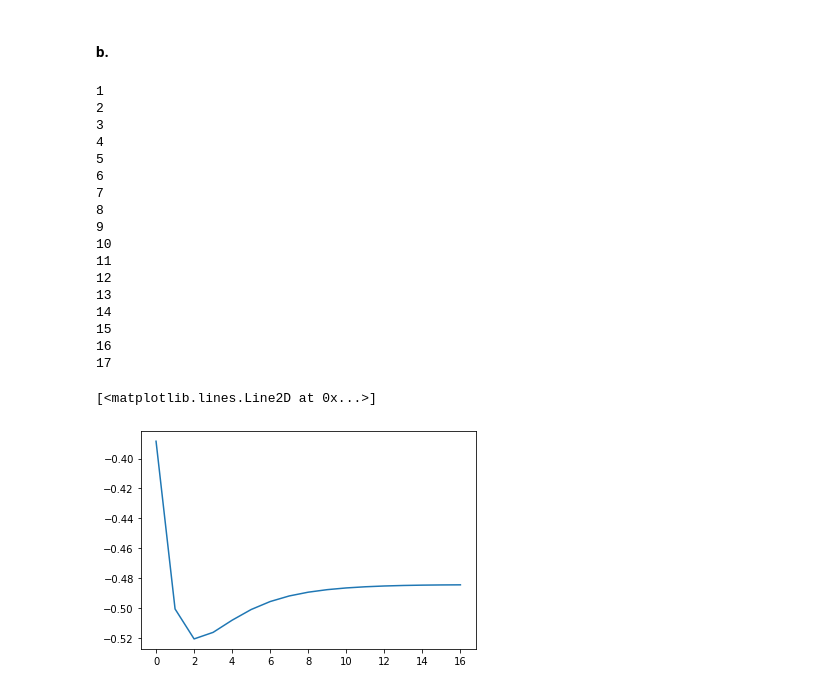
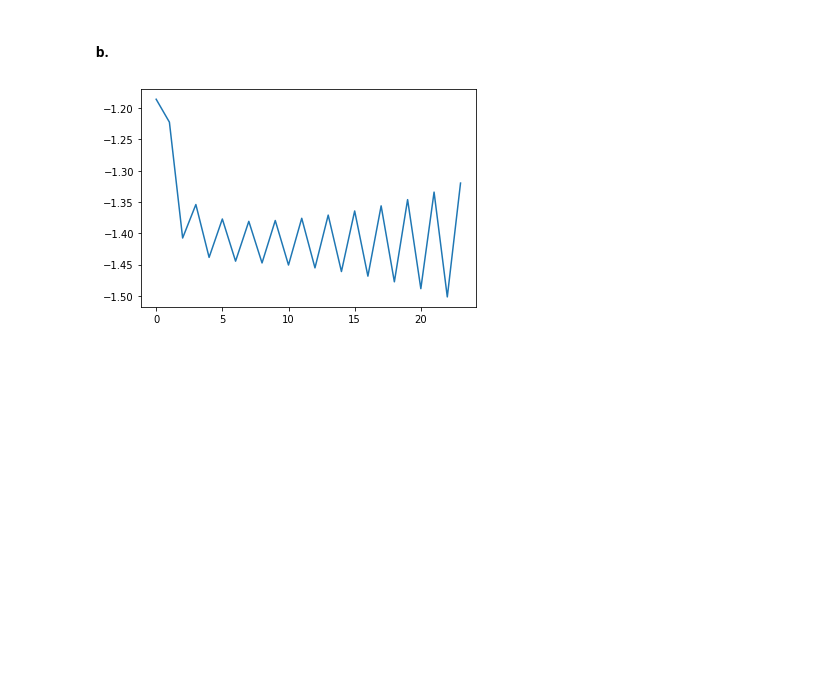
Before and after one commit to KevoSoftworks/mathematical_and_numerical_physics, a Jupyter notebook: part_2/part2.ipynb, the cells around one changed output. Cells and saved outputs as stored; diff of their text form; code cells hidden in the pictures; blank space fills up the shorter version.

```diff
--- a/part_2/part2.ipynb
+++ b/part_2/part2.ipynb
@@ -330,55 +330,68 @@ Text(0, 0.5, '$\\epsilon_P$')
 # %% [markdown]
 #### b.
 # %%
+import copy
+
 MAX_ITER = 25
 TOL = 1E-4
-DAMPING = 0.7
+DAMPING = 1
 
-Nprime = 2
+Nprime = 1
 alpha = 0.08
 grid = Grid(Nprime, d*np.sqrt(2))
 charged = grid.get_charged_molecule()
 
 m = np.zeros(3*grid.size)
 n = 1
 
-f = np.array([i.E0(a, charged) if i != charged else 0 for a in Direction for i in grid.molecules()])
+f = grid.flatten()
+#T = np.array([np.sum([i.T(b, j, c) if j != i else 0 for j in grid.molecules() for c in Direction]) for b in Direction for i in grid.molecules()])
 
 ep_now = -995
 ep_prev = -999
 ep = []
 
 while n < MAX_ITER and np.abs(ep_now - ep_prev) >= TOL:
-    print(n)
+    #print(n)
     ep_prev = ep_now
 
-    m = (1-DAMPING) * m + DAMPING * np.array([np.sum([alpha * (f[ii] + np.sum([ \
-        i.T(b, j, c)*m[3*jj+c.value] if j != i else 0 for jj, j in enumerate(grid.molecules()) for c in Direction \
-    ])) if a == b else 0 for b in Direction]) for a in Direction for ii, i in enumerate(grid.molecules())])
+    #diff = difference vector
+    #dist = lengh of diff vector
+    #tibc = 1/4pi e0 * 3*diff[b]*diff -  / dist
+
+    #m = (1 - DAMPING) * m + DAMPING * alpha*(f + T*m)
+
+    # m = (1-DAMPING) * m + DAMPING * np.array([np.sum([alpha * (f[3*ii + a.value] + np.sum([ \
+    #    i.T(b, j, c)*m[3*jj+c.value] if j != i else 0 for jj, j in enumerate(grid.molecules()) for c in Direction \
+    # ])) if a == b else 0 for b in Direction]) for a in Direction for ii, i in enumerate(grid.molecules())])
+
+    temp = np.zeros(len(m))
+
+    for ii, i in enumerate(grid.molecules()):
+        for a in Direction:
+            som = [0]
+            for b in Direction:
+                if a != b:
+                    continue
+                som2 = [0]
+                for c in Direction:
+                    som3 = [0]
+                    for jj, j in enumerate(grid.molecules()):
+                        if i == j:
+                            continue
+                        som3.append(i.T(b, j, c) * m[3*jj + c.value])
+                    som2.append(np.sum(som3))
+                som.append(f[3*ii + b.value] + np.sum(som2))
+
+            temp[3*ii + a.value] = alpha * np.sum(som)
+
+    m = (1 - DAMPING) * m + DAMPING * copy.deepcopy(temp)
 
     ep_now = -0.5 * f@m
     ep.append(ep_now)
 
     n += 1
 
-plt.plot(range(len(ep)), ep)
+plt.plot(range(len(ep)), ep);
 # %% [output]
-1
-2
-3
-4
-5
-6
-7
-8
-9
-10
-11
-12
-13
-14
-15
-16
-17
-[<matplotlib.lines.Line2D at 0x...>]
-[figure, old version]
+[figure, new version]
```
Also changed, not shown: parts of 5 cells of this notebook, 1 other file.
